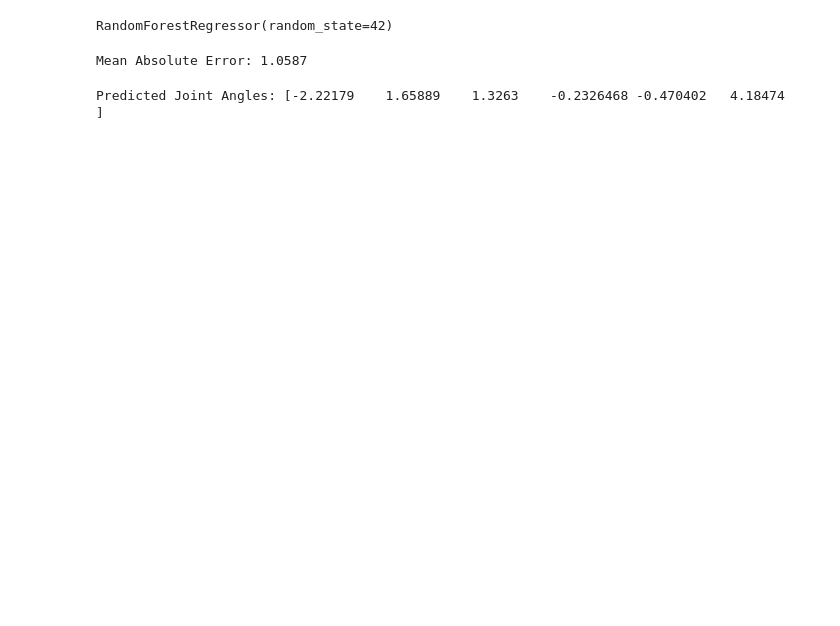
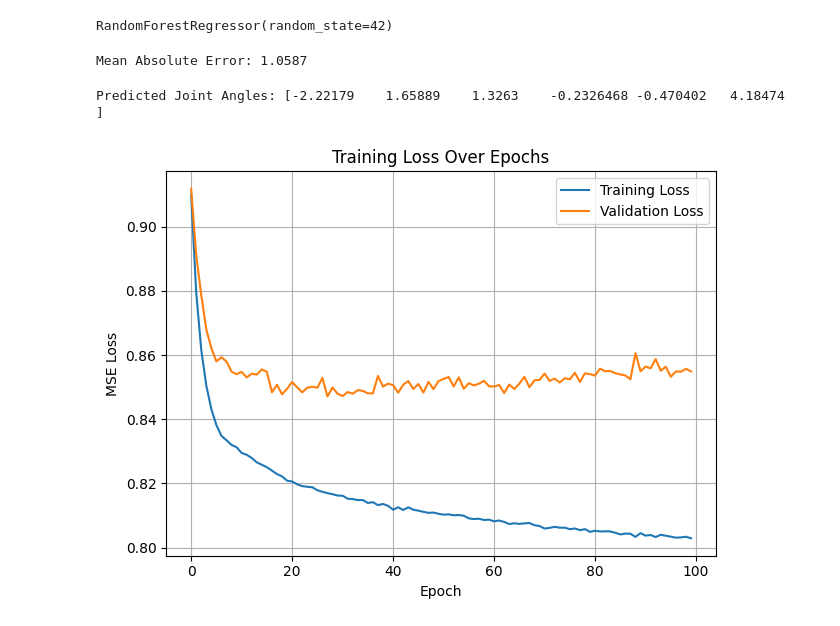
Before and after one commit to schaeffer-thom/ML-projects, a Jupyter notebook: inverse_kinematics.ipynb, the cells around one changed output. Saved outputs shown, nothing was run; the diff lists cells and outputs as text; code cells hidden in the pictures; blank space fills up the shorter version.

```diff
--- a/inverse_kinematics.ipynb
+++ b/inverse_kinematics.ipynb
@@ -90,3 +75,37 @@ predicted_angles = model.predict(new_position)
 print(f'Predicted Joint Angles: {predicted_angles[0]}')
 # %% [output]
 Predicted Joint Angles: [-2.22179    1.65889    1.3263    -0.2326468 -0.470402   4.18474  ]
+# %%
+# Scale features
+scaler_X = StandardScaler()
+scaler_y = StandardScaler()
+
+X_train = scaler_X.fit_transform(x_train)
+X_test = scaler_X.transform(x_test)
+y_train = scaler_y.fit_transform(y_train)
+y_test = scaler_y.transform(y_test)
+
+# Build the model
+model = models.Sequential([
+    layers.Dense(64, activation='relu', input_shape=(3,)),
+    layers.Dense(64, activation='relu'),
+    layers.Dense(6)  # 6 joint angles output
+])
+
+model.compile(optimizer='adam', loss='mse')
+
+# Train the model
+history = model.fit(X_train, y_train, epochs=100, batch_size=16, validation_split=0.2, verbose=0)
+
+# Plot training and validation loss
+plt.plot(history.history['loss'], label='Training Loss')
+plt.plot(history.history['val_loss'], label='Validation Loss')
+plt.xlabel('Epoch')
+plt.ylabel('MSE Loss')
+plt.legend()
+plt.title('Training Loss Over Epochs')
+plt.grid(True)
+plt.tight_layout()
+plt.show()
+# %% [output]
+[figure, added]
```
Also changed, not shown: parts of 3 cells of this notebook.
